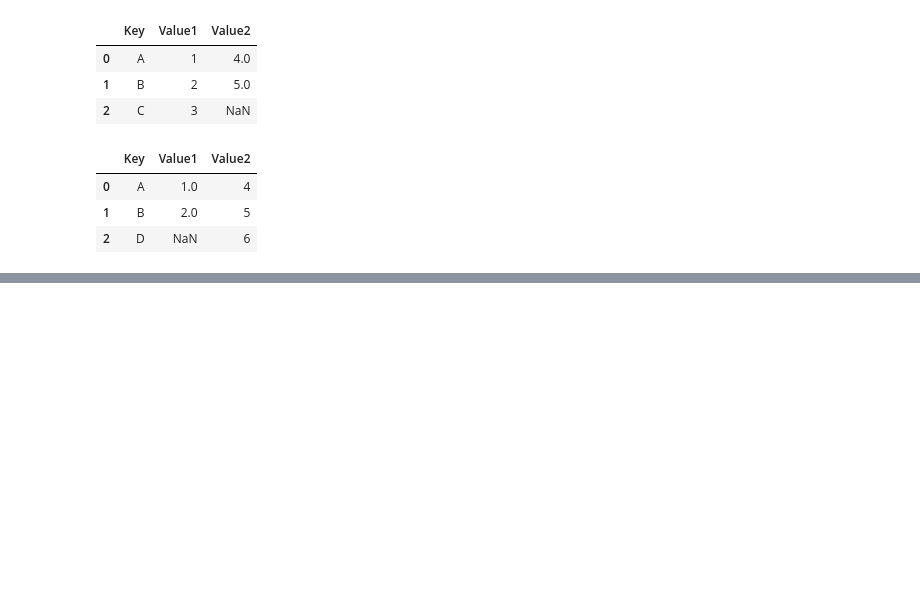
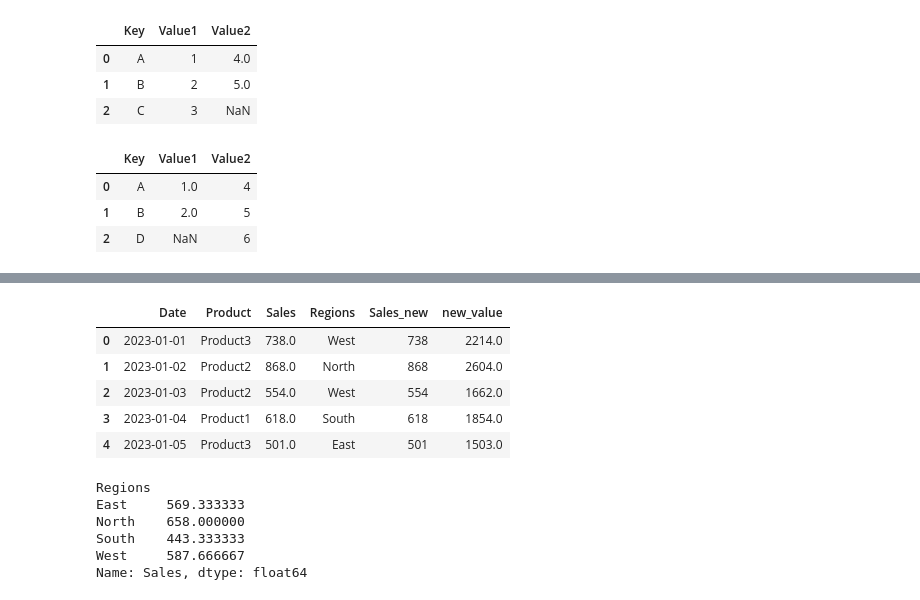
Before and after one commit to jedesai/python-fundamental, a Jupyter notebook: Data Analysis with Python/datamanipulation.ipynb, the cells around one changed output, grey strips where cells are left out. Drawn from its saved outputs; the diff is of its cells as text; code cells hidden in the pictures; blank space fills up the shorter version.

```diff
--- a/Data Analysis with Python/datamanipulation.ipynb
+++ b/Data Analysis with Python/datamanipulation.ipynb
@@ -261,0 +345,3 @@ pd.merge(df1,df2,on="Key",how='right')
+# %%
+sales1_df = sales1_df.rename(columns={'Region': 'Regions'})
+sales1_df.head()
@@ -261,0 +355,3 @@ pd.merge(df1,df2,on="Key",how='right')
+# %%
+sales1_df['Sales_new'] = sales1_df['Sales'].fillna(sales1_df['Sales'].mean()).astype(int)
+sales1_df.head()
@@ -261,0 +365,20 @@ pd.merge(df1,df2,on="Key",how='right')
+# %%
+sales1_df['new_value'] = sales1_df['Sales'].apply(lambda x:x*3)
+sales1_df.head()
+# %% [output]
+|  | Date | Product | Sales | Regions | Sales_new | new_value |
+| 0 | 2023-01-01 | Product3 | 738.0 | West | 738 | 2214.0 |
+| 1 | 2023-01-02 | Product2 | 868.0 | North | 868 | 2604.0 |
+| 2 | 2023-01-03 | Product2 | 554.0 | West | 554 | 1662.0 |
+| 3 | 2023-01-04 | Product1 | 618.0 | South | 618 | 1854.0 |
+| 4 | 2023-01-05 | Product3 | 501.0 | East | 501 | 1503.0 |
+# %%
+grouped_mean_sales = sales1_df.groupby('Regions')['Sales'].mean()
+grouped_mean_sales
+# %% [output]
+Regions
+East     569.333333
+North    658.000000
+South    443.333333
+West     587.666667
+Name: Sales, dtype: float64
```
Also changed, not shown: parts of 11 cells of this notebook.
